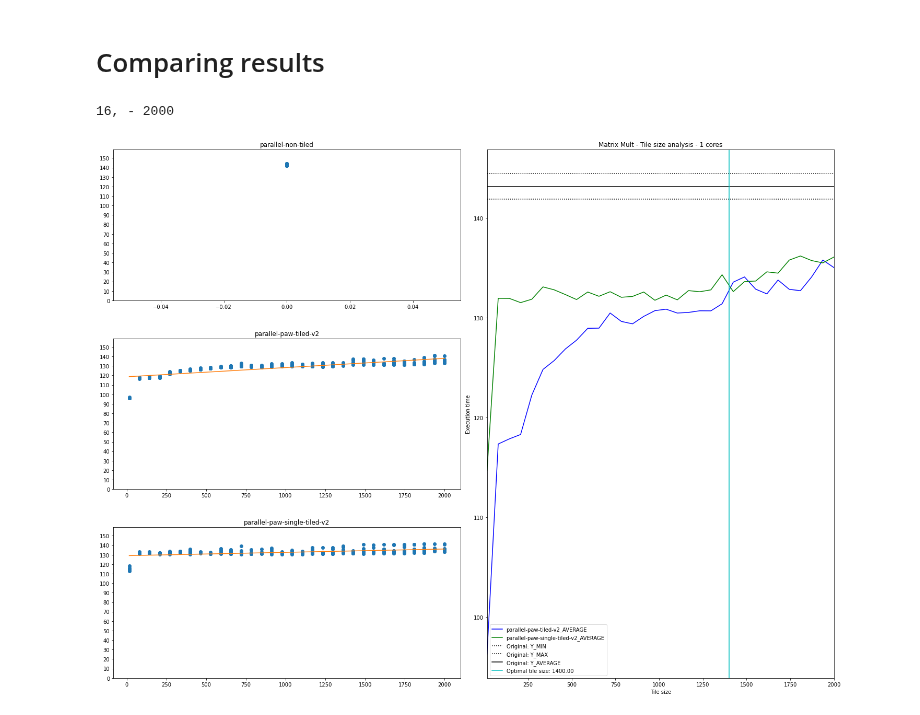
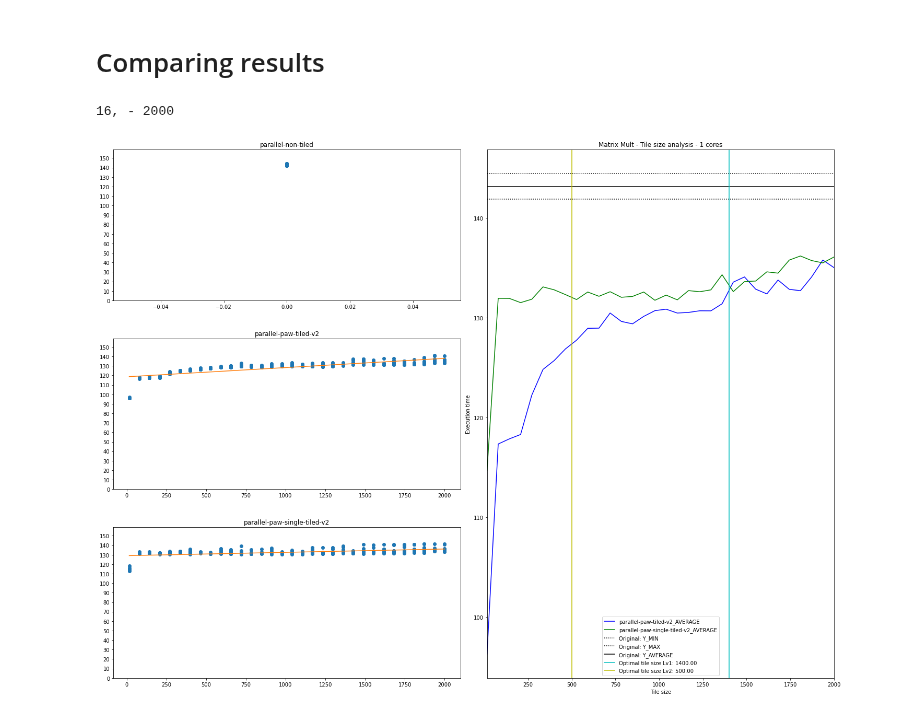
Before and after one commit to mgltorsa/Cetus-Paw-Tiling-Experiments, a Jupyter notebook: tiling/experiments/tileSize/matrix-multiplication/mm-notebook.ipynb, the cells around one changed output. Drawn from its saved outputs; the diff is of its cells as text; code cells hidden in the pictures.

Commit message:
updated slumr script for optimal tile sizes

```diff
--- a/tiling/experiments/tileSize/matrix-multiplication/mm-notebook.ipynb
+++ b/tiling/experiments/tileSize/matrix-multiplication/mm-notebook.ipynb
@@ -324,7 +333,8 @@ def get_plottable_experiment(experiment: dict)->dict:
         dictionary[version]={'x':x, 'y':y ,'color':colors.pop()}
     return dictionary
 # %%
-def plot_tiled_experiment(dataframe,cores=4, tick_format_style=default_tick_format_style, optimal_tile_size=None):
+def plot_tiled_experiment(dataframe,cores=4, tick_format_style=default_tick_format_style,
+                          optimal_tile_size_lv1=None, optimal_tile_size_lv2=None):
     versions = all_versions
     fig=plt.figure(figsize=(20, 15))
 
@@ -421,33 +431,35 @@ def plot_tiled_experiment(dataframe,cores=4, tick_format_style=default_tick_form
         line, = plt.plot(x, y, color)
         line.set_label(version+"_AVERAGE")
 #         line.xticks(np.arange(16,2016,64))
     print(f"{x_min}, - {x_max}")
 
     plt.xlim(x_min,x_max)
 #     plt.xticks(tile_sizes)
 
 
 #     plt.ylim
     plt.xscale('linear')
     plt.yscale('linear')
 
     plt.ylabel('Execution time')
     plt.xlabel('Tile size')
 
 
     plt.axhline(y=nt_y_min, color='black', linestyle=":", label='Original: Y_MIN')
     plt.axhline(y=nt_y_max, color='black', linestyle=":", label='Original: Y_MAX')
     plt.axhline(y=nt_y_mean, color='black', linestyle="-", label='Original: Y_AVERAGE')
 
-    plt.axvline(x=optimal_tile_size, color='c', linestyle='-', label='Optimal tile size: '+"{0:.2f}".format(optimal_tile_size))
+
+    plt.axvline(x=optimal_tile_size_lv1, color='c', linestyle='-', label='Optimal tile size Lv1: '+"{0:.2f}".format(optimal_tile_size_lv1))
+    plt.axvline(x=optimal_tile_size_lv2, color='y', linestyle='-', label='Optimal tile size Lv2: '+"{0:.2f}".format(optimal_tile_size_lv2))
 
     plt.tight_layout(h_pad=4)
     plt.legend()
 
 df_tl_mm_ex = filter_by(df, 'matrix-mult','speed-up')
 
-plot_tiled_experiment(df_tl_mm_ex, cores=1, optimal_tile_size=1400, tick_format_style='plain')
+plot_tiled_experiment(df_tl_mm_ex, cores=1, optimal_tile_size_lv1=1400, optimal_tile_size_lv2=500, tick_format_style='plain')
 # df_tl_mm_ex
 # %% [output]
 16, - 2000
-[figure, old version]
+[figure, new version]
```
Also changed, not shown: parts of 25 cells of this notebook, 1 other file.
